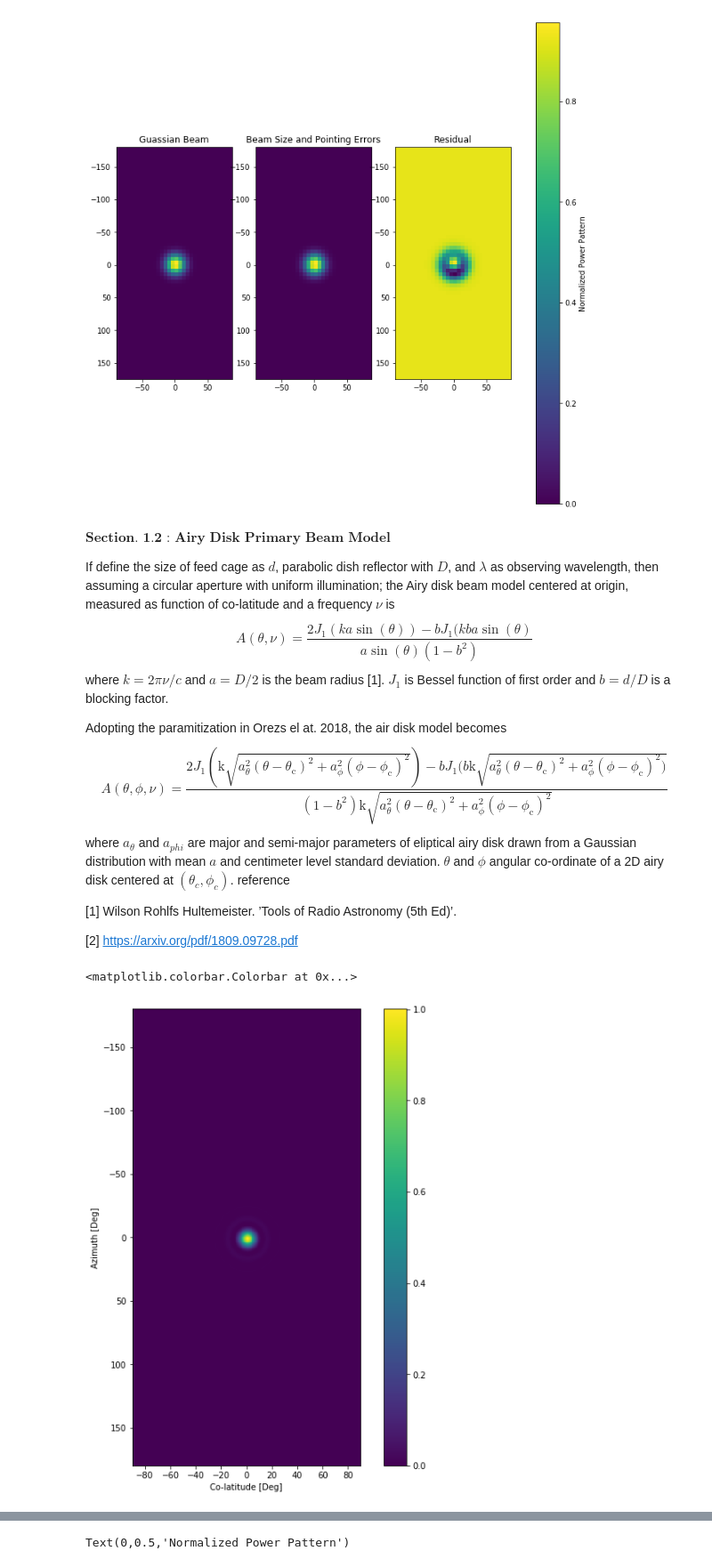
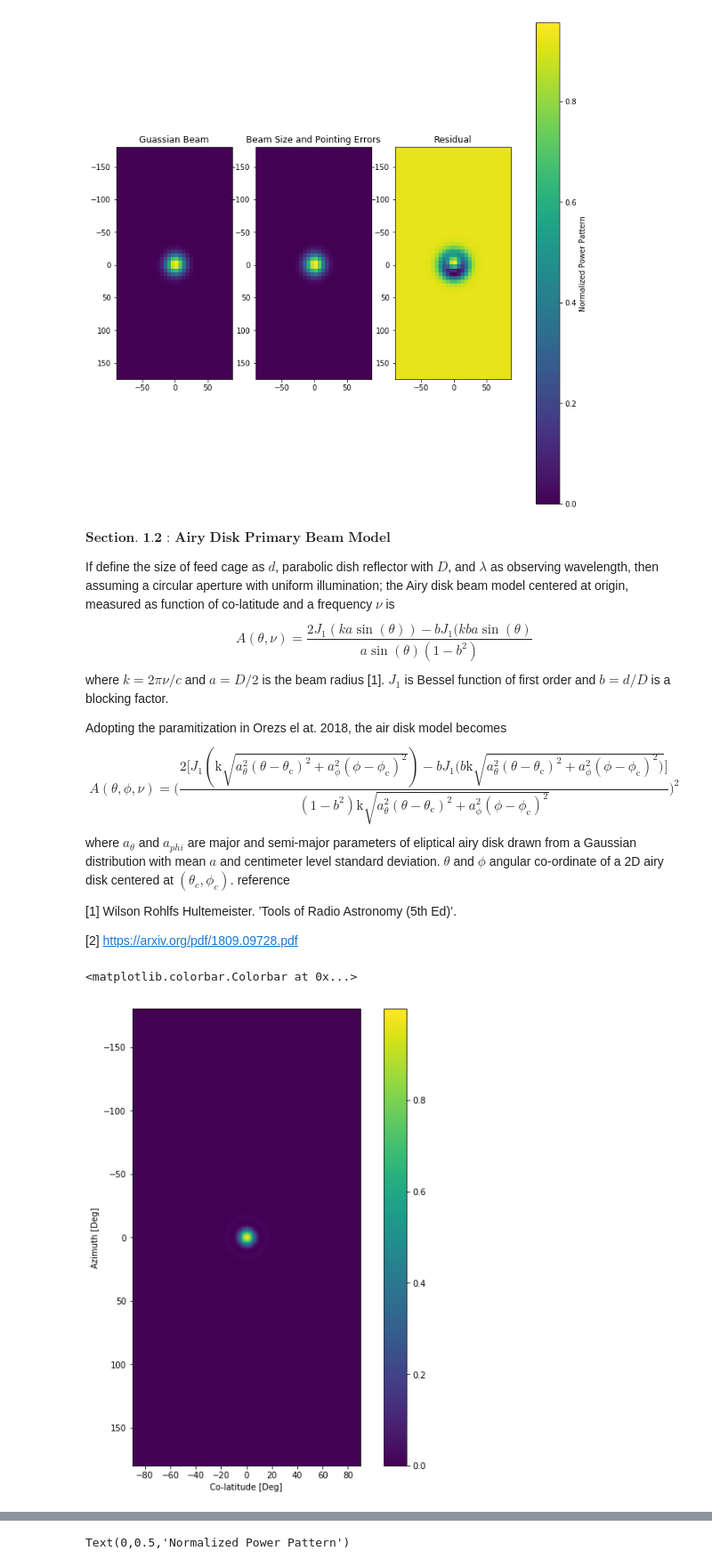
Before and after one commit to UKZN-Astronomy/hera_corrcal, a Jupyter notebook: Beam Simulator.ipynb, the cells around one changed output, grey strips where cells are left out. Shown at 89% size. Cells and saved outputs as stored; diff of their text form; code cells hidden in the pictures.

```diff
--- a/Beam Simulator.ipynb
+++ b/Beam Simulator.ipynb
@@ -164,7 +168,7 @@ where $\textit{k} = 2\pi\nu/\textit{c}$ and $\textit{a}=\textit{D}/2$ is the bea
 
 Adopting the paramitization in Orezs el at. 2018, the air disk model becomes
 \begin{equation}
-        \textit{A}(\theta,\phi,\nu)= \frac{2\textit{J}_1(\text{k}\sqrt{\textit{a}_{\theta}^2(\theta - \theta_{\textrm{c}})^2 + \textit{a}_{\phi}^2(\phi-\phi_{\textrm{c}})^2}) − \textit{b}\textit{J}_1(\textit{b}\text{k}\sqrt{\textit{a}_{\theta}^2(\theta - \theta_{\textrm{c}})^2 + \textit{a}_{\phi}^2(\phi-\phi_{\textrm{c}})^2)}}{(1 − \textit{b}^2 )\text{k}\sqrt{\textit{a}_{\theta}^2(\theta - \theta_{\textrm{c}})^2 + \textit{a}_{\phi}^2(\phi-\phi_{\textrm{c}})^2}}
+        \textit{A}(\theta,\phi,\nu)=\Big( \frac{2\Big[\textit{J}_1(\text{k}\sqrt{\textit{a}_{\theta}^2(\theta - \theta_{\textrm{c}})^2 + \textit{a}_{\phi}^2(\phi-\phi_{\textrm{c}})^2}) − \textit{b}\textit{J}_1(\textit{b}\text{k}\sqrt{\textit{a}_{\theta}^2(\theta - \theta_{\textrm{c}})^2 + \textit{a}_{\phi}^2(\phi-\phi_{\textrm{c}})^2)}\Big]}{(1 − \textit{b}^2 )\text{k}\sqrt{\textit{a}_{\theta}^2(\theta - \theta_{\textrm{c}})^2 + \textit{a}_{\phi}^2(\phi-\phi_{\textrm{c}})^2}}\Big)^2
 \end{equation}
 where $\textit{a}_{\theta}$ and $\textit{a}_{phi}$ are major and semi-major parameters of eliptical airy disk drawn from a Gaussian distribution with mean $\textit{a}$ and centimeter level standard deviation. $\theta$ and $\phi$ angular co-ordinate of a 2D airy disk centered at $(\theta_{\textit{c}},\phi_{\textit{c}})$.
 reference
@@ -177,37 +181,37 @@ reference
 # %%
 #parametized airydisk
 
-a_x = np.random.normal(6.0,0.01)
-a_y = np.random.normal(6.0,0.01)
-q_0x,q_0y = 0.01, 0.02
+a_x = 6.0 #np.random.normal(6.0,0.01)
+a_y = 6.0 #np.random.normal(6.0,0.01)
+q_0x,q_0y = 0.0, 0.0
 
 theta, phi = np.arange(-np.pi/2.0,np.pi/2.0,0.01),np.arange(-np.pi,np.pi,0.01)
 
 d_diam = 14.0 #meters
 d_block = 0.5 #meters
 
 freq_mid = 150e6 #Mhz
 
 param_2d_airydisk = np.zeros((len(phi),len(theta)))
 
 for phi_i in range(phi.size):
     for theta_i in range(theta.size):
 
 
 
 
         param_2d_airydisk[phi_i][theta_i] = beam_simulator.param_airydisk(theta[theta_i],phi[phi_i],a_x,a_y,q_0x,q_0y,d_diam,d_block,freq_mid)
 
 
 extent =[np.rad2deg(theta[0]),np.rad2deg(theta[-1]),np.rad2deg(phi[-1]),np.rad2deg(phi[0])]
 plt.figure(figsize=(10,10))
 plt.imshow(param_2d_airydisk,extent=extent)
 plt.xlabel('Co-latitude [Deg]')
 plt.ylabel('Azimuth [Deg]')
 plt.colorbar()
 # %% [output]
 <matplotlib.colorbar.Colorbar at 0x...>
-[figure, old version]
+[figure, new version]
 # %%
 #1d airy disk for phi =0 deg
 
```
Also changed, not shown: parts of 5 cells of this notebook, 2 other files.
